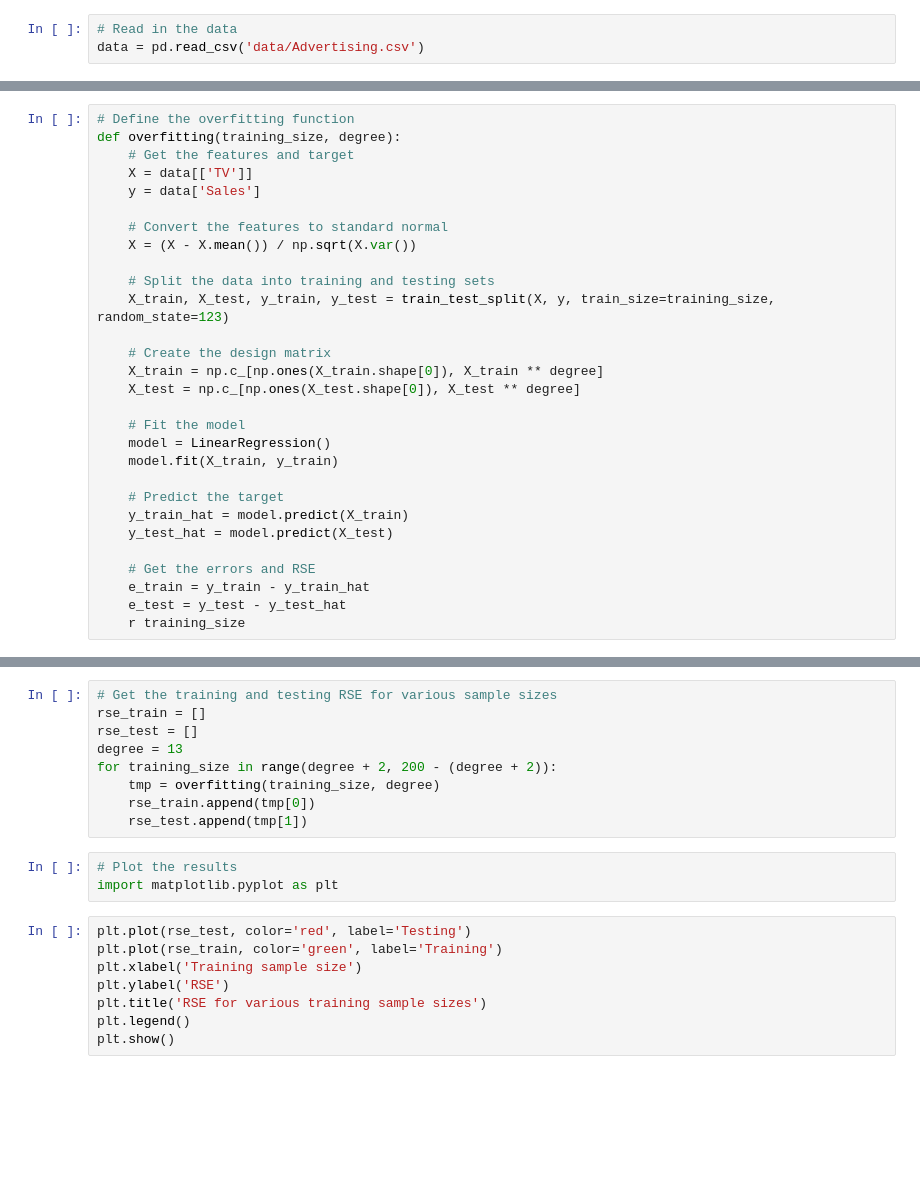
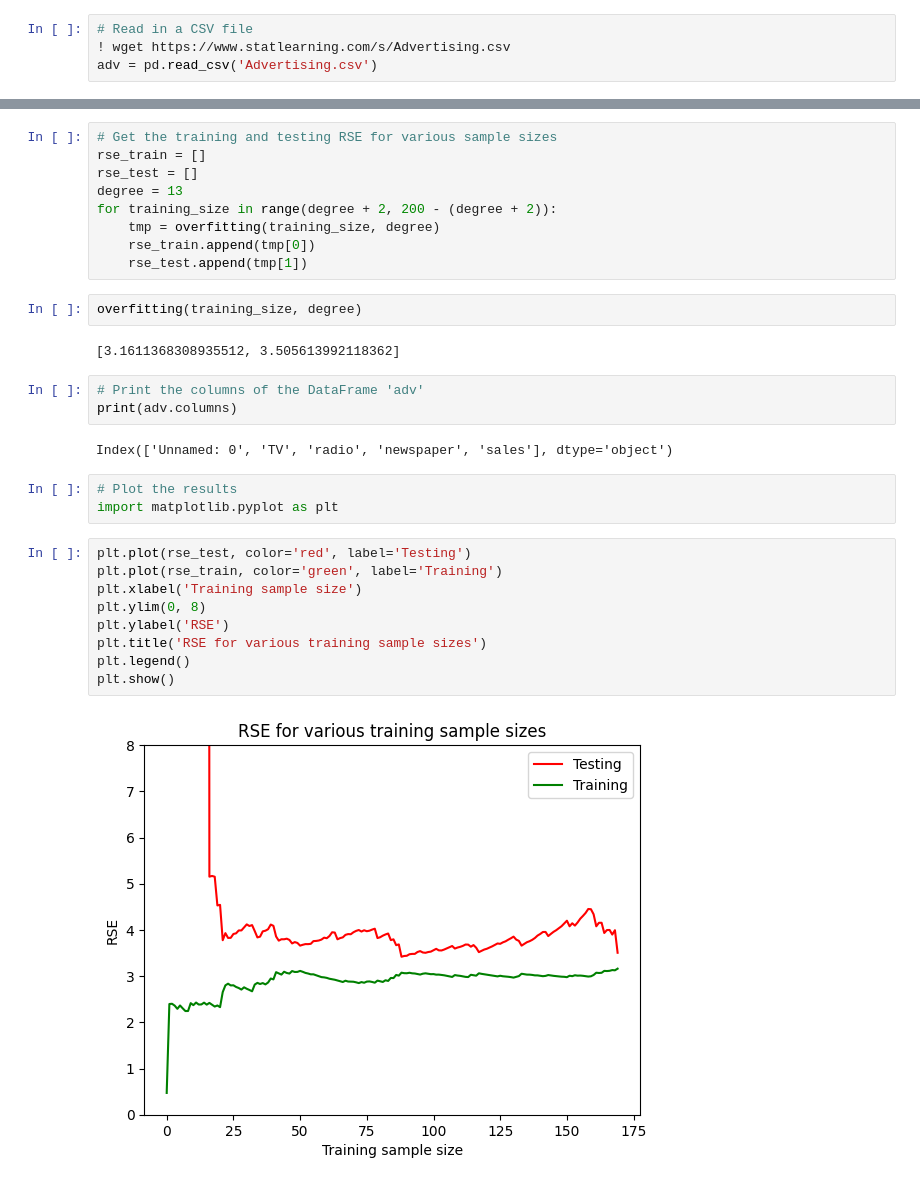
Before and after one commit to rcpaffenroth/MA4635-DS4635-public, a Jupyter notebook: examples/Class08/training_vs_testing.ipynb, the cells around one changed output, grey strips where cells are left out. Drawn from its saved outputs; the diff is of its cells as text; blank space fills up the shorter version.

```diff
--- a/examples/Class08/training_vs_testing.ipynb
+++ b/examples/Class08/training_vs_testing.ipynb
@@ -5,5 +5,6 @@ from sklearn.model_selection import train_test_split
 from sklearn.linear_model import LinearRegression
 from sklearn.metrics import mean_squared_error
 # %%
-# Read in the data
-data = pd.read_csv('data/Advertising.csv')
+# Read in a CSV file
+! wget https://www.statlearning.com/s/Advertising.csv
+adv = pd.read_csv('Advertising.csv')
@@ -10,29 +26,0 @@ data = pd.read_csv('data/Advertising.csv')
-# %%
-# Define the overfitting function
-def overfitting(training_size, degree):
-    # Get the features and target
-    X = data[['TV']]
-    y = data['Sales']
-
-    # Convert the features to standard normal
-    X = (X - X.mean()) / np.sqrt(X.var())
-
-    # Split the data into training and testing sets
-    X_train, X_test, y_train, y_test = train_test_split(X, y, train_size=training_size, random_state=123)
-
-    # Create the design matrix
-    X_train = np.c_[np.ones(X_train.shape[0]), X_train ** degree]
-    X_test = np.c_[np.ones(X_test.shape[0]), X_test ** degree]
-
-    # Fit the model
-    model = LinearRegression()
-    model.fit(X_train, y_train)
-
-    # Predict the target
-    y_train_hat = model.predict(X_train)
-    y_test_hat = model.predict(X_test)
-
-    # Get the errors and RSE
-    e_train = y_train - y_train_hat
-    e_test = y_test - y_test_hat
-    r training_size
@@ -45,14 +83,26 @@ for training_size in range(degree + 2, 200 - (degree + 2)):
     tmp = overfitting(training_size, degree)
     rse_train.append(tmp[0])
     rse_test.append(tmp[1])
+# %%
+overfitting(training_size, degree)
+# %% [output]
+[3.1611368308935512, 3.505613992118362]
+# %%
+# Print the columns of the DataFrame 'adv'
+print(adv.columns)
+# %% [output]
+Index(['Unnamed: 0', 'TV', 'radio', 'newspaper', 'sales'], dtype='object')
 # %%
 # Plot the results
 import matplotlib.pyplot as plt
 # %%
 plt.plot(rse_test, color='red', label='Testing')
 plt.plot(rse_train, color='green', label='Training')
 plt.xlabel('Training sample size')
+plt.ylim(0, 8)
 plt.ylabel('RSE')
 plt.title('RSE for various training sample sizes')
 plt.legend()
 plt.show()
+# %% [output]
+[figure, added]
```
Also changed, not shown: parts of 2 cells of this notebook, 2 other files.
